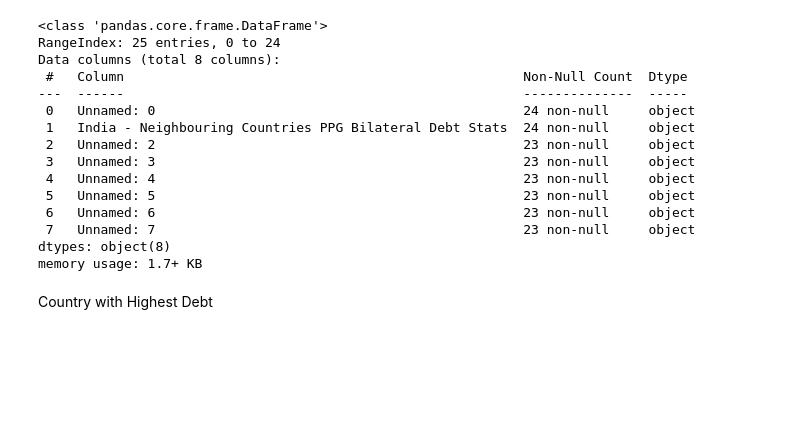
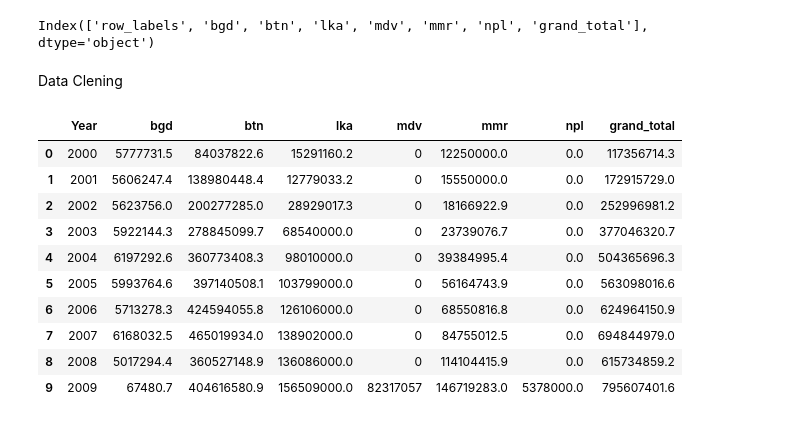
Before and after one commit to Codebyjanhvi/Bilateral-Debt, a Jupyter notebook: BilateralDebt_EDA.ipynb, the cells around one changed output. Cells and saved outputs as stored; diff of their text form; code cells hidden in the pictures; blank space fills up the shorter version.

```diff
--- a/BilateralDebt_EDA.ipynb
+++ b/BilateralDebt_EDA.ipynb
@@ -76,24 +50,0 @@ dtype: int64
-# %%
-df.info()
-
-# Handle missing values
-df = df.dropna(how="all")   # drop empty rows
-df = df.dropna(axis=1, how="all")   # drop empty columns
-# %% [output]
-<class 'pandas.core.frame.DataFrame'>
-RangeIndex: 25 entries, 0 to 24
-Data columns (total 8 columns):
- #   Column                                                   Non-Null Count  Dtype
----  ------                                                   --------------  -----
- 0   Unnamed: 0                                               24 non-null     object
- 1   India - Neighbouring Countries PPG Bilateral Debt Stats  24 non-null     object
- 2   Unnamed: 2                                               23 non-null     object
- 3   Unnamed: 3                                               23 non-null     object
- 4   Unnamed: 4                                               23 non-null     object
- 5   Unnamed: 5                                               23 non-null     object
- 6   Unnamed: 6                                               23 non-null     object
- 7   Unnamed: 7                                               23 non-null     object
-dtypes: object(8)
-memory usage: 1.7+ KB
-# %% [markdown]
-Country with Highest Debt
@@ -110,0 +51,37 @@ if "Debt Amount" in df.columns:
+# %%
+print(df.columns)
+# %% [output]
+Index(['row_labels', 'bgd', 'btn', 'lka', 'mdv', 'mmr', 'npl', 'grand_total'], dtype='object')
+# %% [markdown]
+Data Clening
+# %%
+# Rename first column properly
+df.rename(columns={df.columns[0]: "Year"}, inplace=True)
+
+# Remove 'Grand Total' row if exists
+df = df[df['Year'] != "Grand Total"]
+
+# Clean $ and commas from all country columns
+for col in df.columns[1:]:
+    df[col] = df[col].astype(str).str.replace(r'[$,]', '', regex=True).str.replace(r'\s+', '', regex=True)
+    df[col] = pd.to_numeric(df[col], errors='coerce')
+
+# Convert Year column to numeric
+df['Year'] = pd.to_numeric(df['Year'], errors='coerce')
+
+# Drop NA years
+df = df.dropna(subset=['Year'])
+
+df.head(10)
+# %% [output]
+|  | Year | bgd | btn | lka | mdv | mmr | npl | grand_total |
+| 0 | 2000 | 5777731.5 | 84037822.6 | 15291160.2 | 0 | 12250000.0 | 0.0 | 117356714.3 |
+| 1 | 2001 | 5606247.4 | 138980448.4 | 12779033.2 | 0 | 15550000.0 | 0.0 | 172915729.0 |
+| 2 | 2002 | 5623756.0 | 200277285.0 | 28929017.3 | 0 | 18166922.9 | 0.0 | 252996981.2 |
+| 3 | 2003 | 5922144.3 | 278845099.7 | 68540000.0 | 0 | 23739076.7 | 0.0 | 377046320.7 |
+| 4 | 2004 | 6197292.6 | 360773408.3 | 98010000.0 | 0 | 39384995.4 | 0.0 | 504365696.3 |
+| 5 | 2005 | 5993764.6 | 397140508.1 | 103799000.0 | 0 | 56164743.9 | 0.0 | 563098016.6 |
+| 6 | 2006 | 5713278.3 | 424594055.8 | 126106000.0 | 0 | 68550816.8 | 0.0 | 624964150.9 |
+| 7 | 2007 | 6168032.5 | 465019934.0 | 138902000.0 | 0 | 84755012.5 | 0.0 | 694844979.0 |
+| 8 | 2008 | 5017294.4 | 360527148.9 | 136086000.0 | 0 | 114104415.9 | 0.0 | 615734859.2 |
+| 9 | 2009 | 67480.7 | 404616580.9 | 156509000.0 | 82317057 | 146719283.0 | 5378000.0 | 795607401.6 |
```
Also changed, not shown: parts of 15 cells of this notebook.
